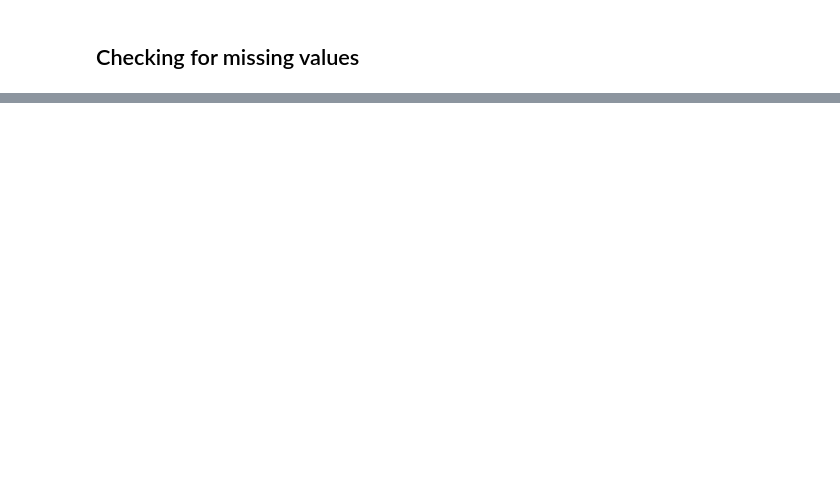
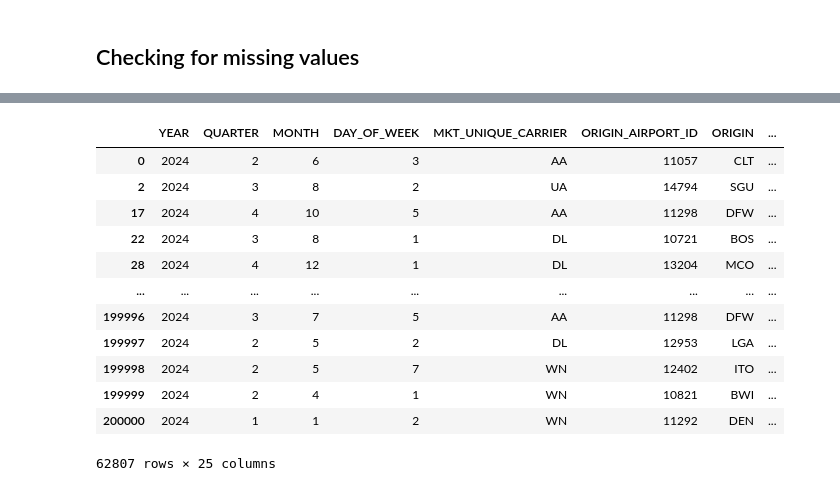
Before and after one commit to Benlite777/airline-operational-risk, a Jupyter notebook: notebooks/eda.ipynb, the cells around one changed output, grey strips where cells are left out. Cells and saved outputs as stored; diff of their text form; code cells hidden in the pictures; blank space fills up the shorter version.

```diff
--- a/notebooks/eda.ipynb
+++ b/notebooks/eda.ipynb
@@ -250,0 +279,23 @@ plt.show()
+# %%
+q3=df[num].quantile(0.75)
+q1=df[num].quantile(0.25)
+IQR =q3-q1
+
+upper=q3 + 1.5*IQR
+lower=q1 - 1.5*IQR
+# %%
+df[((df[num]>upper)|(df[num]<lower)).any(axis=1)]
+# %% [output]
+|  | YEAR | QUARTER | MONTH | DAY_OF_WEEK | MKT_UNIQUE_CARRIER | ORIGIN_AIRPORT_ID | ORIGIN | ... |
+| 0 | 2024 | 2 | 6 | 3 | AA | 11057 | CLT | ... |
+| 2 | 2024 | 3 | 8 | 2 | UA | 14794 | SGU | ... |
+| 17 | 2024 | 4 | 10 | 5 | AA | 11298 | DFW | ... |
+| 22 | 2024 | 3 | 8 | 1 | DL | 10721 | BOS | ... |
+| 28 | 2024 | 4 | 12 | 1 | DL | 13204 | MCO | ... |
+| ... | ... | ... | ... | ... | ... | ... | ... | ... |
+| 199996 | 2024 | 3 | 7 | 5 | AA | 11298 | DFW | ... |
+| 199997 | 2024 | 2 | 5 | 2 | DL | 12953 | LGA | ... |
+| 199998 | 2024 | 2 | 5 | 7 | WN | 12402 | ITO | ... |
+| 199999 | 2024 | 2 | 4 | 1 | WN | 10821 | BWI | ... |
+| 200000 | 2024 | 1 | 1 | 2 | WN | 11292 | DEN | ... |
+62807 rows × 25 columns
```
Also changed, not shown: parts of 26 cells of this notebook, 3 other files.
